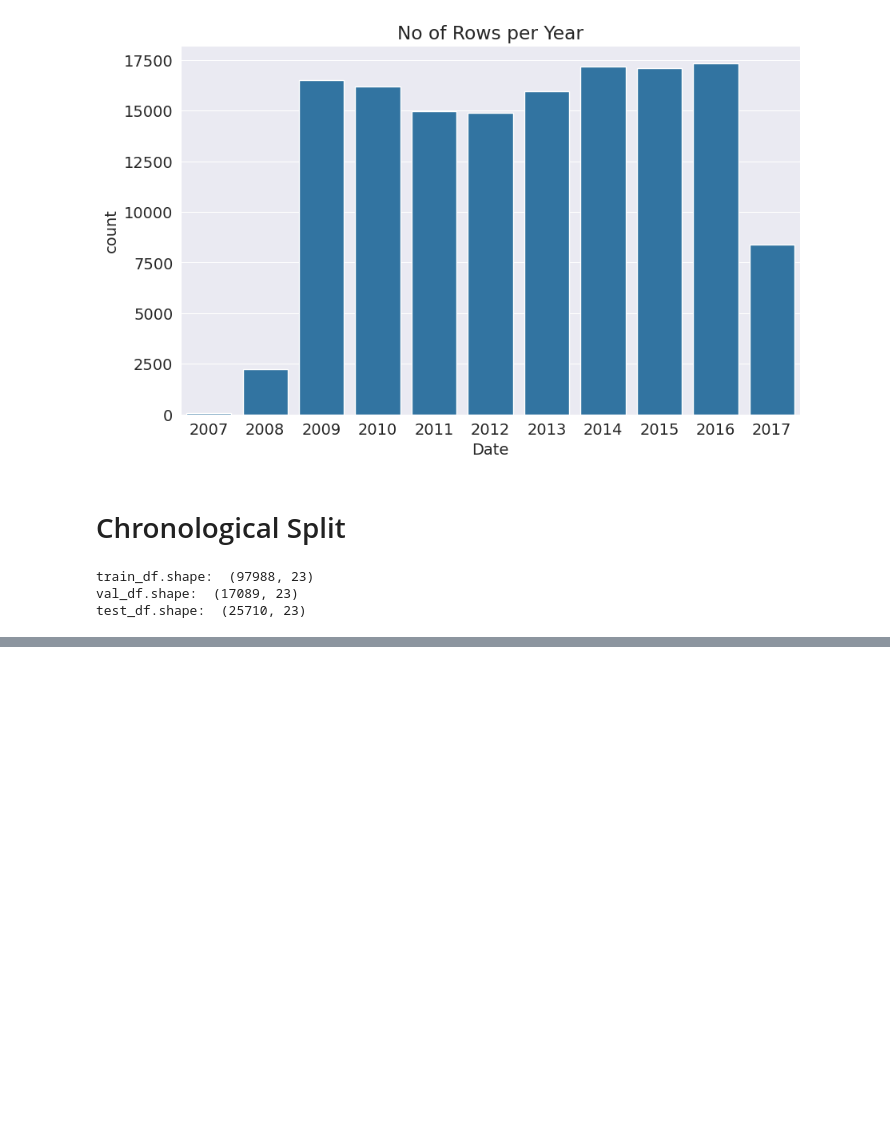
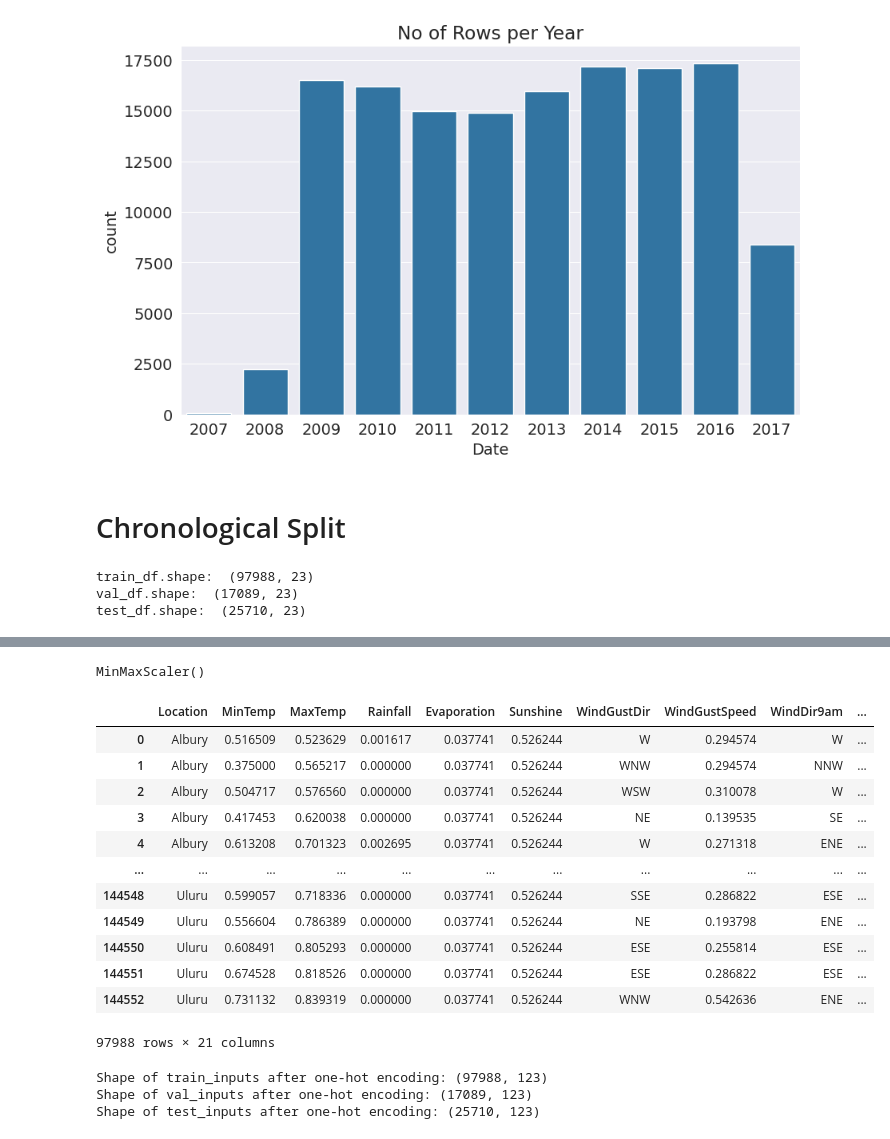
Before and after one commit to JohnUfo/python-and-scikit-tutorial, a Jupyter notebook: Logistic_Regression_with_Scikit_learn.ipynb, the cells around one changed output, grey strips where cells are left out. Saved outputs shown, nothing was run; the diff lists cells and outputs as text; code cells hidden in the pictures; blank space fills up the shorter version.

```diff
--- a/Logistic_Regression_with_Scikit_learn.ipynb
+++ b/Logistic_Regression_with_Scikit_learn.ipynb
@@ -126,0 +230,4 @@ test_df.shape:  (25710, 23)
+# %%
+train_inputs[numeric_cols] = imputer.transform(train_inputs[numeric_cols])
+val_inputs[numeric_cols] = imputer.transform(val_inputs[numeric_cols])
+test_inputs[numeric_cols] = imputer.transform(test_inputs[numeric_cols])
@@ -126,0 +255,27 @@ test_df.shape:  (25710, 23)
+# %%
+from sklearn.preprocessing import MinMaxScaler
+scaler = MinMaxScaler()
+# %%
+scaler.fit(raw_df[numeric_cols])
+# %% [output]
+MinMaxScaler()
+# %%
+train_inputs[numeric_cols] = scaler.transform(train_inputs[numeric_cols])
+val_inputs[numeric_cols] = scaler.transform(val_inputs[numeric_cols])
+test_inputs[numeric_cols] = scaler.transform(test_inputs[numeric_cols])
+# %%
+train_inputs
+# %% [output]
+|  | Location | MinTemp | MaxTemp | Rainfall | Evaporation | Sunshine | WindGustDir | WindGustSpeed | WindDir9am | ... |
+| 0 | Albury | 0.516509 | 0.523629 | 0.001617 | 0.037741 | 0.526244 | W | 0.294574 | W | ... |
+| 1 | Albury | 0.375000 | 0.565217 | 0.000000 | 0.037741 | 0.526244 | WNW | 0.294574 | NNW | ... |
+| 2 | Albury | 0.504717 | 0.576560 | 0.000000 | 0.037741 | 0.526244 | WSW | 0.310078 | W | ... |
+| 3 | Albury | 0.417453 | 0.620038 | 0.000000 | 0.037741 | 0.526244 | NE | 0.139535 | SE | ... |
+| 4 | Albury | 0.613208 | 0.701323 | 0.002695 | 0.037741 | 0.526244 | W | 0.271318 | ENE | ... |
+| ... | ... | ... | ... | ... | ... | ... | ... | ... | ... | ... |
+| 144548 | Uluru | 0.599057 | 0.718336 | 0.000000 | 0.037741 | 0.526244 | SSE | 0.286822 | ESE | ... |
+| 144549 | Uluru | 0.556604 | 0.786389 | 0.000000 | 0.037741 | 0.526244 | NE | 0.193798 | ENE | ... |
+| 144550 | Uluru | 0.608491 | 0.805293 | 0.000000 | 0.037741 | 0.526244 | ESE | 0.255814 | ESE | ... |
+| 144551 | Uluru | 0.674528 | 0.818526 | 0.000000 | 0.037741 | 0.526244 | ESE | 0.286822 | ESE | ... |
+| 144552 | Uluru | 0.731132 | 0.839319 | 0.000000 | 0.037741 | 0.526244 | WNW | 0.542636 | ENE | ... |
+97988 rows × 21 columns
@@ -126,0 +288,12 @@ test_df.shape:  (25710, 23)
+# %%
+train_inputs[encoded_cols] = encoder.transform(train_inputs[categorical_cols].fillna('Unknown'))
+val_inputs[encoded_cols] = encoder.transform(val_inputs[categorical_cols].fillna('Unknown'))
+test_inputs[encoded_cols] = encoder.transform(test_inputs[categorical_cols].fillna('Unknown'))
+
+print("Shape of train_inputs after one-hot encoding:", train_inputs.shape)
+print("Shape of val_inputs after one-hot encoding:", val_inputs.shape)
+print("Shape of test_inputs after one-hot encoding:", test_inputs.shape)
+# %% [output]
+Shape of train_inputs after one-hot encoding: (97988, 123)
+Shape of val_inputs after one-hot encoding: (17089, 123)
+Shape of test_inputs after one-hot encoding: (25710, 123)
```
Also changed, not shown: parts of 20 cells of this notebook.
